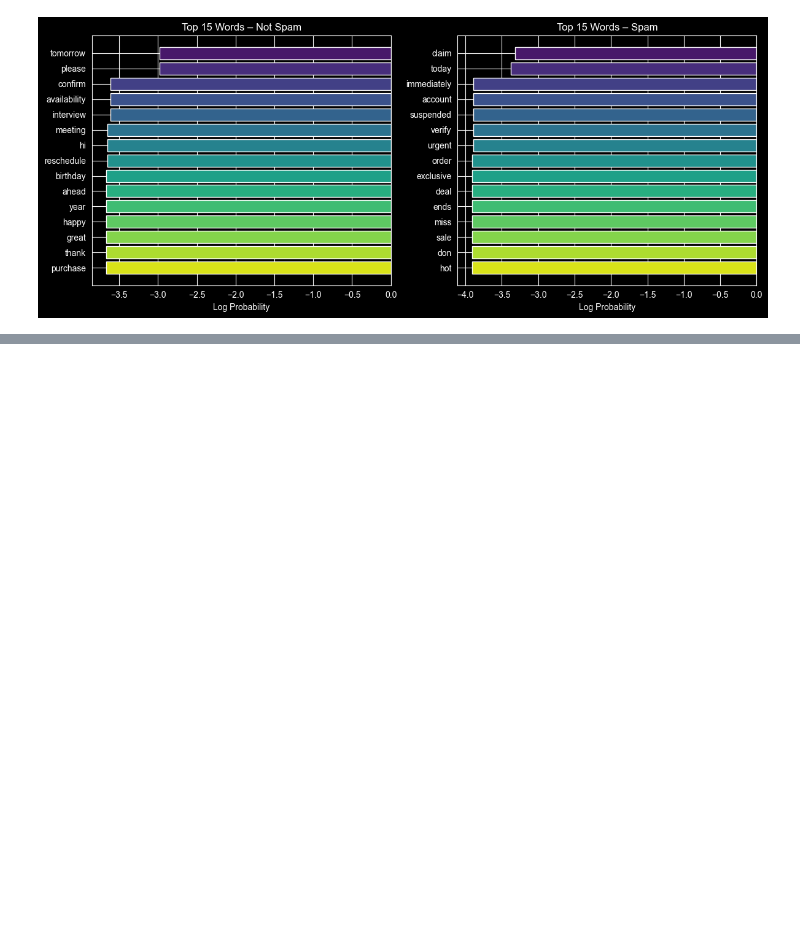
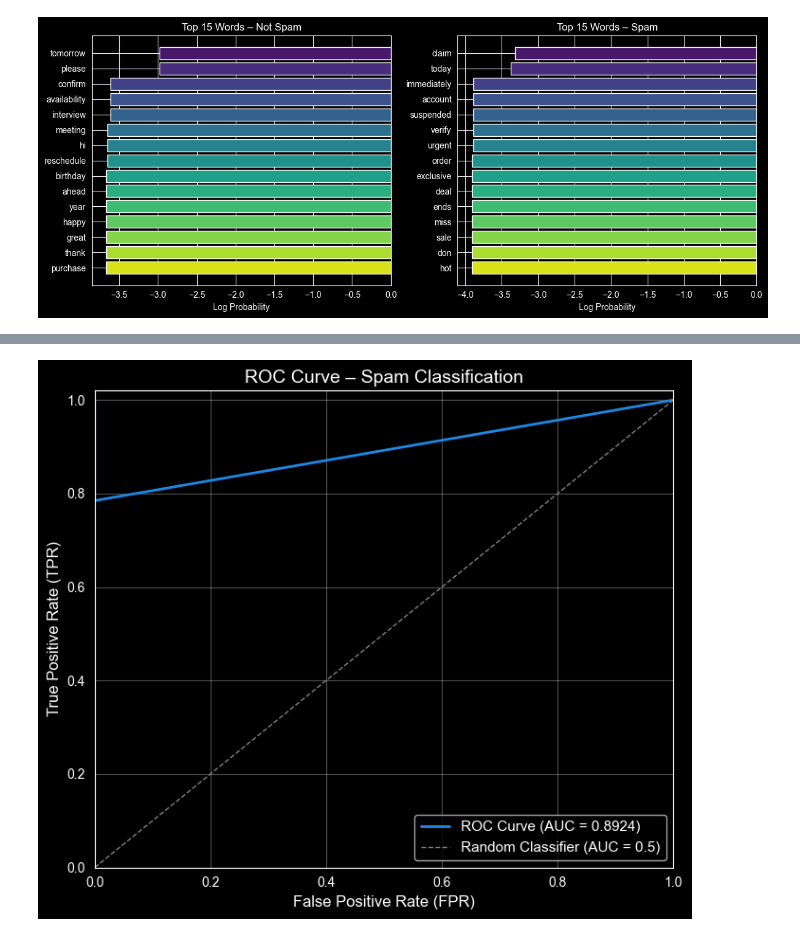
Before and after one commit to Machine-Learning-Assignment-Team/sms-classification-model, a Jupyter notebook: notebooks/spam_classifier.ipynb, the cells around one changed output, grey strips where cells are left out. Saved outputs shown, nothing was run; the diff lists cells and outputs as text; code cells hidden in the pictures; blank space fills up the shorter version.

```diff
--- a/notebooks/spam_classifier.ipynb
+++ b/notebooks/spam_classifier.ipynb
@@ -388,0 +526,91 @@ Step 6.3: Explainability - Top 15 Words influencing the model
+# %%
+import numpy as np
+import matplotlib.pyplot as plt
+
+print("Step 6.5: Manual AUC-ROC Calculation")
+
+# We compute probabilities from the log-probabilities using softmax
+def predict_proba(model, X):
+    """
+    Returns class probabilities using softmax on the joint log-likelihoods.
+    This converts the model's raw log-scores into proper probabilities.
+    """
+    jll = X.dot(model.feature_log_prob_.T) + model.class_log_prior_
+
+    # Softmax: subtract max for numerical stability, then exponentiate
+    jll_array = np.array(jll)
+    max_jll = np.max(jll_array, axis=1, keepdims=True)
+    exp_jll = np.exp(jll_array - max_jll)
+    probabilities = exp_jll / np.sum(exp_jll, axis=1, keepdims=True)
+
+    return probabilities
+
+# Get probability of the positive class (Spam = class 1)
+probas = predict_proba(best_model, X_test)
+spam_probas = probas[:, 1]  # probability of being Spam
+
+print(f"Sample probabilities (first 5):")
+for i in range(5):
+    print(f"  Sample {i}: P(Spam) = {spam_probas[i]:.4f}, Actual = {'Spam' if y_test.iloc[i] == 1 else 'Not Spam'}")
+
+y_true = np.array(y_test)
+thresholds = np.linspace(0, 1, 200)
+
+tpr_list = []
+fpr_list = []
+
+total_positives = np.sum(y_true == 1)
+total_negatives = np.sum(y_true == 0)
+
+for threshold in thresholds:
+    y_pred_at_threshold = (spam_probas >= threshold).astype(int)
+
+    tp = np.sum((y_pred_at_threshold == 1) & (y_true == 1))
+    fp = np.sum((y_pred_at_threshold == 1) & (y_true == 0))
+
+    tpr = tp / total_positives if total_positives > 0 else 0
+    fpr = fp / total_negatives if total_negatives > 0 else 0
+
+    tpr_list.append(tpr)
+    fpr_list.append(fpr)
+
+tpr_arr = np.array(tpr_list)
+fpr_arr = np.array(fpr_list)
+
+sorted_indices = np.argsort(fpr_arr)
+fpr_sorted = fpr_arr[sorted_indices]
+tpr_sorted = tpr_arr[sorted_indices]
+
+auc = np.trapz(tpr_sorted, fpr_sorted)
+
+print(f"\n*** AUC-ROC Score: {auc:.4f} ***")
+
+if auc >= 0.9:
+    print("→ Excellent: The model has outstanding discrimination ability.")
+elif auc >= 0.8:
+    print("→ Good: The model has strong discrimination ability.")
+elif auc >= 0.7:
+    print("→ Fair: The model has acceptable discrimination ability.")
+else:
+    print("→ Poor: The model struggles to distinguish between classes.")
+
+fig, ax = plt.subplots(figsize=(7, 6))
+
+ax.plot(fpr_sorted, tpr_sorted, color='#1E88E5', linewidth=2,
+        label=f'ROC Curve (AUC = {auc:.4f})')
+
+# Random classifier baseline (diagonal)
+ax.plot([0, 1], [0, 1], color='gray', linestyle='--', linewidth=1,
+        label='Random Classifier (AUC = 0.5)')
+
+ax.set_xlabel('False Positive Rate (FPR)', fontsize=12)
+ax.set_ylabel('True Positive Rate (TPR)', fontsize=12)
+ax.set_title('ROC Curve – Spam Classification', fontsize=14)
+ax.legend(loc='lower right', fontsize=11)
+ax.set_xlim([0, 1])
+ax.set_ylim([0, 1.02])
+ax.grid(True, alpha=0.3)
+
+plt.tight_layout()
+plt.show()
+# %% [output]
@@ -388,0 +627 @@ Step 6.3: Explainability - Top 15 Words influencing the model
+[figure, added]
```
Also changed, not shown: parts of 4 cells of this notebook.
